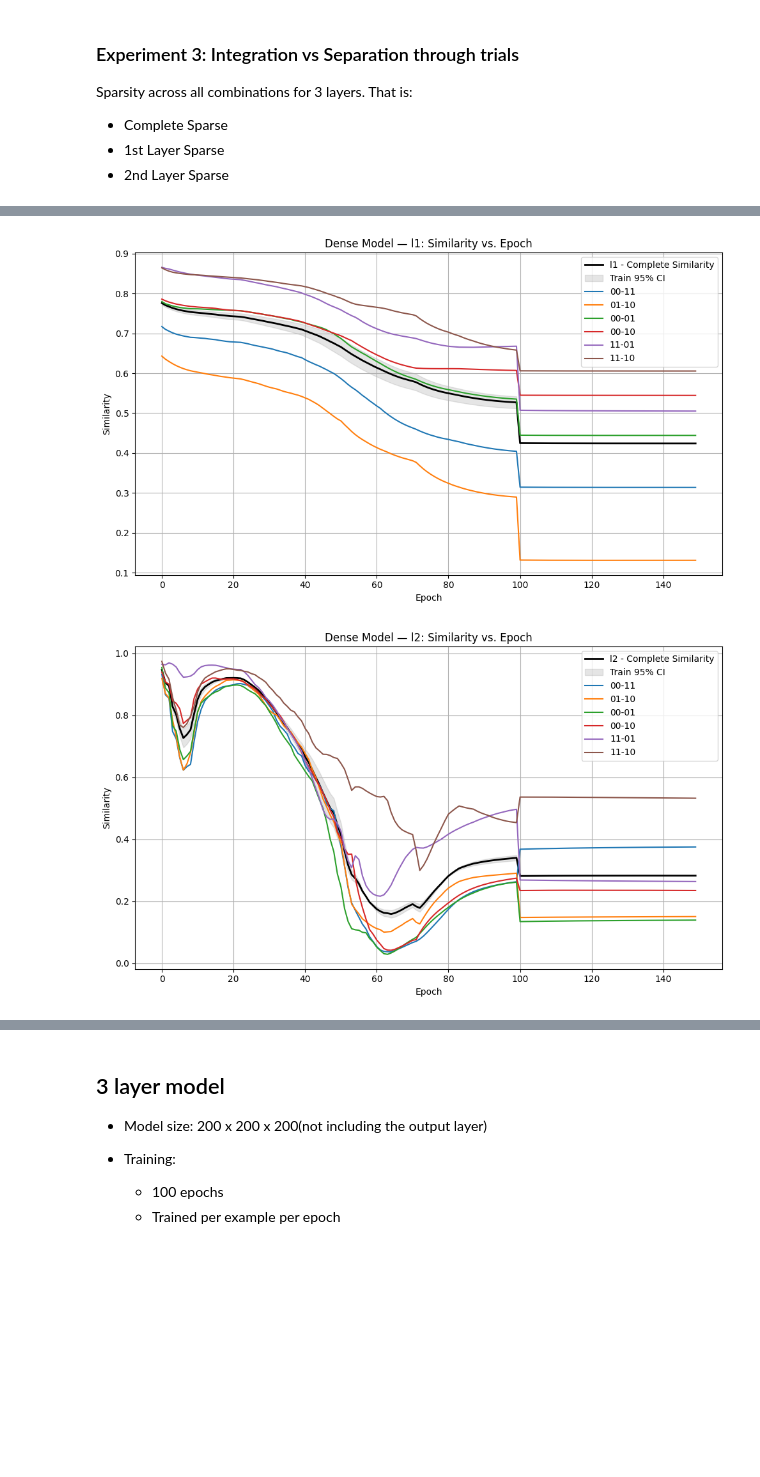
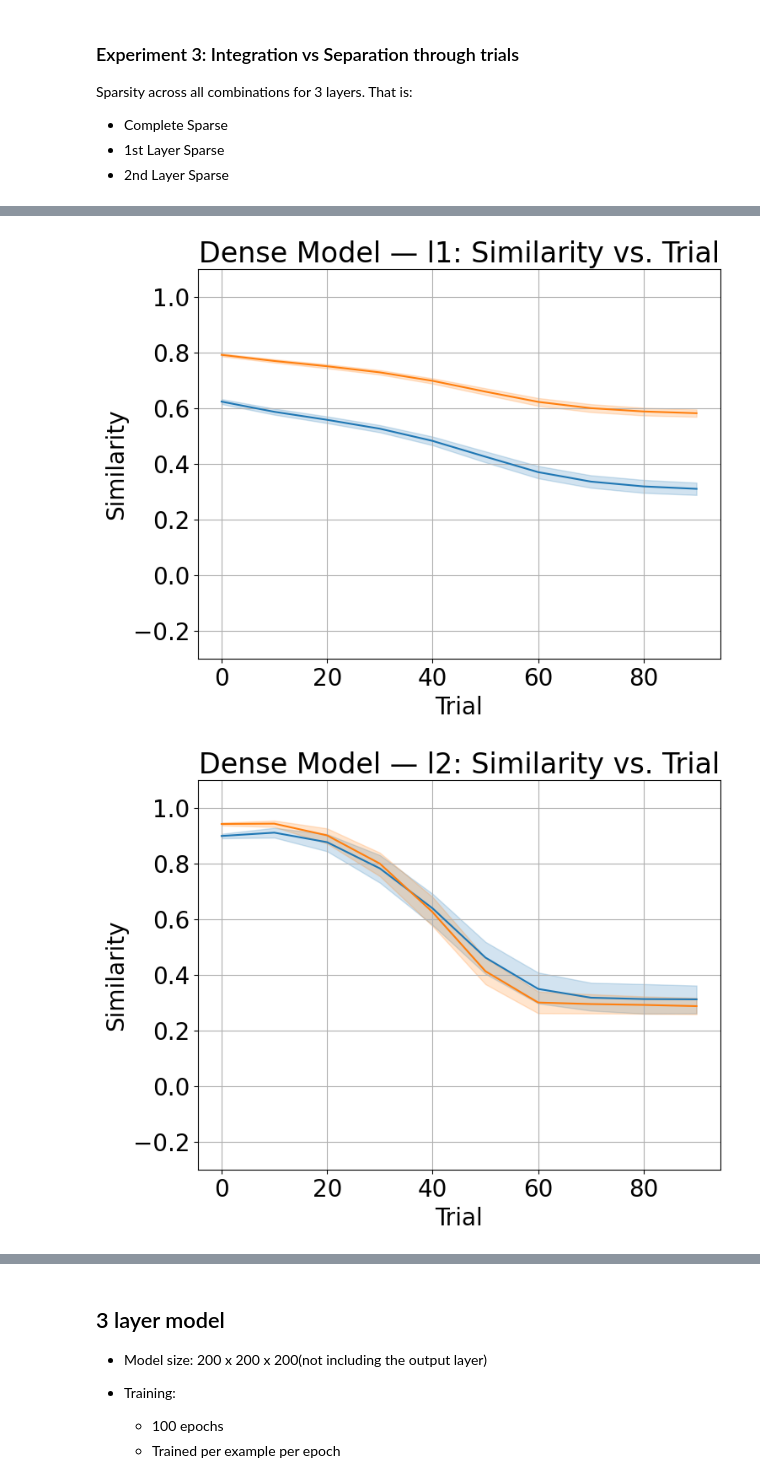
Before and after one commit to animeshsasan/hippocampal-cortex-learning, a Jupyter notebook: .ipynbs/test-results.ipynb, the cells around one changed output, grey strips where cells are left out. Cells and saved outputs as stored; diff of their text form; code cells hidden in the pictures; blank space fills up the shorter version.

Commit message:
2 layer generalisation check and final results for integration/separation

```diff
--- a/.ipynbs/test-results.ipynb
+++ b/.ipynbs/test-results.ipynb
@@ -163,7 +171,7 @@ dataset = XOR()
 in_features = 2
 out_features = 2
 X_train, y_train, X_val, y_val = dataset.get_dataset(in_features = in_features, unique=False)
-trainUtil = TrainUtil(X_train, y_train, X_val = X_val, y_val = y_val)
+trainUtil_2dXOR_identicalsplit = TrainUtil(X_train, y_train, X_val = X_val, y_val = y_val)
 # %% [markdown]
 ## 2 layer model
 
@@ -300,9 +308,9 @@ model_2l_types_sparse_permut = {"Complete Sparse Model": model_params_all,
                "2nd L Sparse Model": model_params_second
             }
 # %%
-experiment_2 = RunExperiment(trainUtil)
+experiment_2 = RunExperiment(trainUtil_2dXOR_identicalsplit)
 modelSetups = ModelSetups()
-trainUtil.set_data_granularity(1)
+trainUtil_2dXOR_identicalsplit.set_data_granularity(1)
 # %%
 chartUtils_2l_spars_permut = {}
 chartUtils_2l_spars_permut["all"] = experiment_2.perform_one_experiment(
@@ -402,17 +410,19 @@ Sparsity across all combinations for 3 layers. That is:
 multi_run_analysis_2L = MultiRunAnalysis()
 modelAnalysisUtils = ModelAnalysisUtils()
 modelSetups = ModelSetups()
-experiment_3 = RunExperiment(trainUtil)
+experiment_3 = RunExperiment(trainUtil_2dXOR_identicalsplit)
 # %%
 n_runs = 50
-for _ in range(n_runs):
+seeds = generate_seeds(0, n_runs)
+for i in range(n_runs):
     sparseResults, trainActivations, testActivations = get_models(experiment_3,
                                                                   modelSetups,
                                                                   model_2l_types_sparse_permut,
-                                                                  layers,
+                                                                  2,
                                                                   needTrainActivations = True,
                                                                   batch_train = False,
-                                                                  n_epochs=100)
+                                                                  n_epochs=100,
+                                                                  seed = seeds[i])
     sparseActivations = {}
     with torch.no_grad():
         for modelName, model in sparseResults.items():
@@ -420,6 +430,6 @@ for _ in range(n_runs):
             accuracy = get_accuracy(model, X_train, y_train)
             if accuracy != 1.:
                 print(modelName, accuracy)
-    multi_run_analysis_2L.add_run_test_data_xor(sparseActivations)
-    multi_run_analysis_2L.add_run_train_data_xor(trainActivations)
+    multi_run_analysis_2L.add_run_test_data_dummy(sparseActivations, X_val, y_val)
+    multi_run_analysis_2L.add_run_train_data_dummy(trainActivations, X_train, y_train)
 # %% [output]
@@ -443,51 +453,45 @@ Control Model 0.75
 # %%
 train_dfs = modelAnalysisUtils.create_train_similarity_complete_df_multi_run(multi_run_analysis_2L)
 within_records = modelAnalysisUtils.create_train_avg_sim_graph(multi_run_analysis_2L, needWithin=True)
 btw_records = modelAnalysisUtils.create_train_avg_sim_graph(multi_run_analysis_2L, needWithin=False)
 combined_records = pd.concat([within_records, btw_records], ignore_index=True)
 model_to_plot = "Dense Model"
 df_filtered = combined_records[combined_records["Model"] == model_to_plot]
 
 for layer_name, (df_mean, df_ci) in train_dfs[model_to_plot].items():
-    plt.figure(figsize=(10, 6))
-    epochs = df_mean.index
-    mean_vals = df_mean["similarity"]
-    ci_vals = df_ci["ci"]
+    n_models = len(train_dfs[model_to_plot])
+    ymin = -0.3
+    ymax = 1.1
+    base_width, base_height = 8, 6
+    extra_height = min(max(0, (n_models - 5) * 0.3), 50)  # grow with many models
+    extra_width = min(max(0, (n_models - 5) * 3), 100)  # grow with many models
 
-    plt.plot(
-        epochs, mean_vals, label=f"{layer_name} - Complete Similarity", color="black", linewidth=2
-    )
-    plt.fill_between(
-        epochs,
-        mean_vals - ci_vals,
-        mean_vals + ci_vals,
-        alpha=0.2,
-        color="gray",
-        label="Train 95% CI"
-    )
+    fig, ax = plt.subplots(figsize=(base_width + extra_width, base_height + extra_height))
+    ax.legend_.remove() if ax.legend_ else None
+    ax.set_ylim(ymin, ymax)
 
+    ax.tick_params(axis='both', which='major', labelsize=fontsize)
 
     df_layer = df_filtered[df_filtered["Layer"] == layer_name]
-
     sns.lineplot(
         data=df_layer,
         x="Epoch",
         y="Value",
         hue="Condition",          # each condition = a colored line
-        errorbar=None,            # 95% CI
+        errorbar=("ci", 95),            # 95% CI
         estimator="mean",         # mean per (epoch, condition)
         # palette="tab10",
         # alpha=0.8,
+        legend=False,
+        ax= ax
     )
-
+    handles, labels = ax.get_legend_handles_labels()
     # === Formatting ===
-    plt.title(f"{model_to_plot} — {layer_name}: Similarity vs. Epoch")
-    plt.xlabel("Epoch")
-    plt.ylabel("Similarity")
-    plt.grid(True)
-    plt.legend()
-    plt.tight_layout()
+    ax.set_title(f"{model_to_plot} — {layer_name}: Similarity vs. Trial", fontsize = title_fontsize)
+    ax.set_xlabel("Trial", fontsize = fontsize)
+    ax.set_ylabel("Similarity", fontsize = fontsize)
+    ax.grid(True)
     plt.show()
 # %% [output]
-[figure, old version]
+[figure, new version]
-[figure, old version]
+[figure, new version]
```
Also changed, not shown: parts of 34 cells of this notebook, 5 other files.
